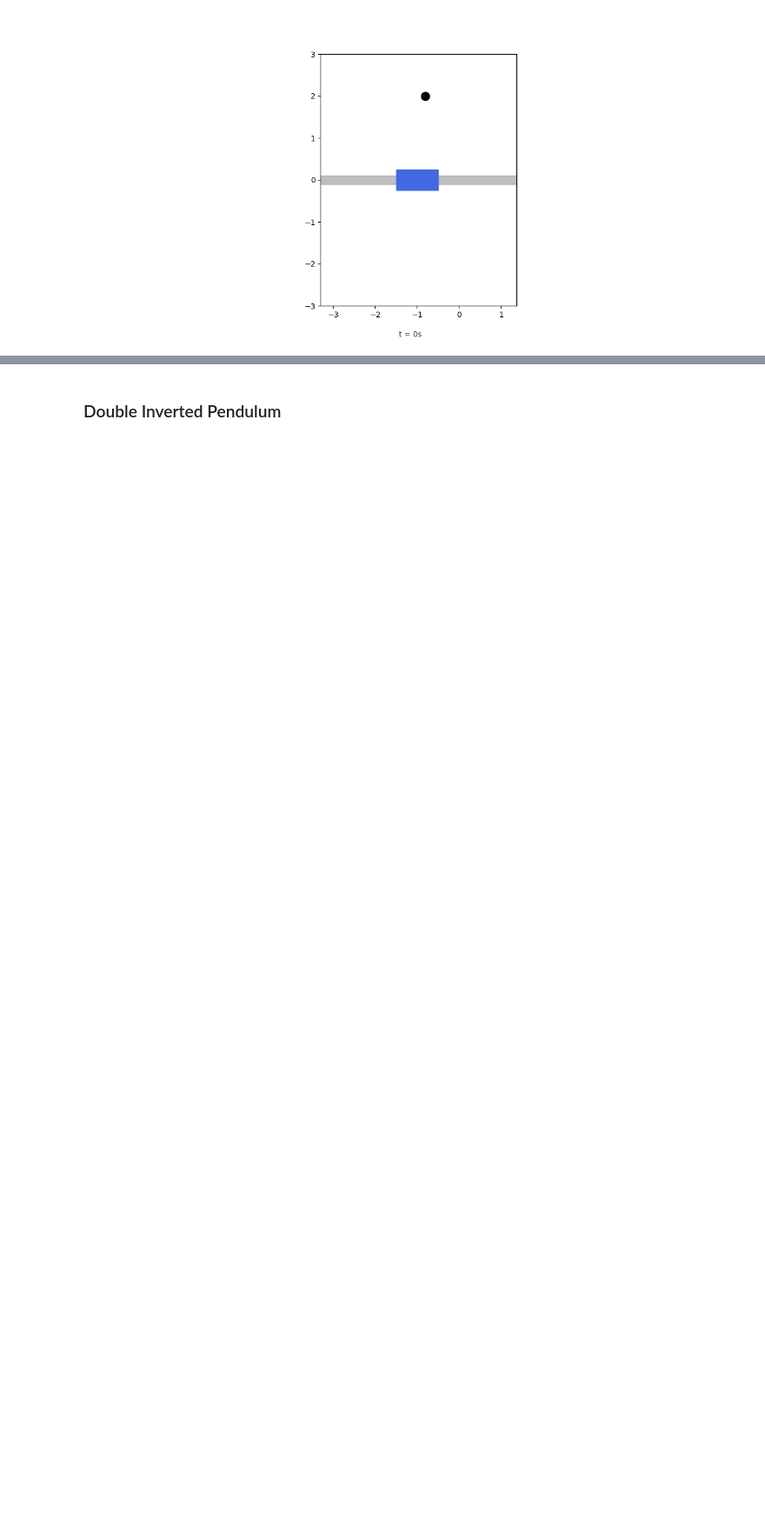
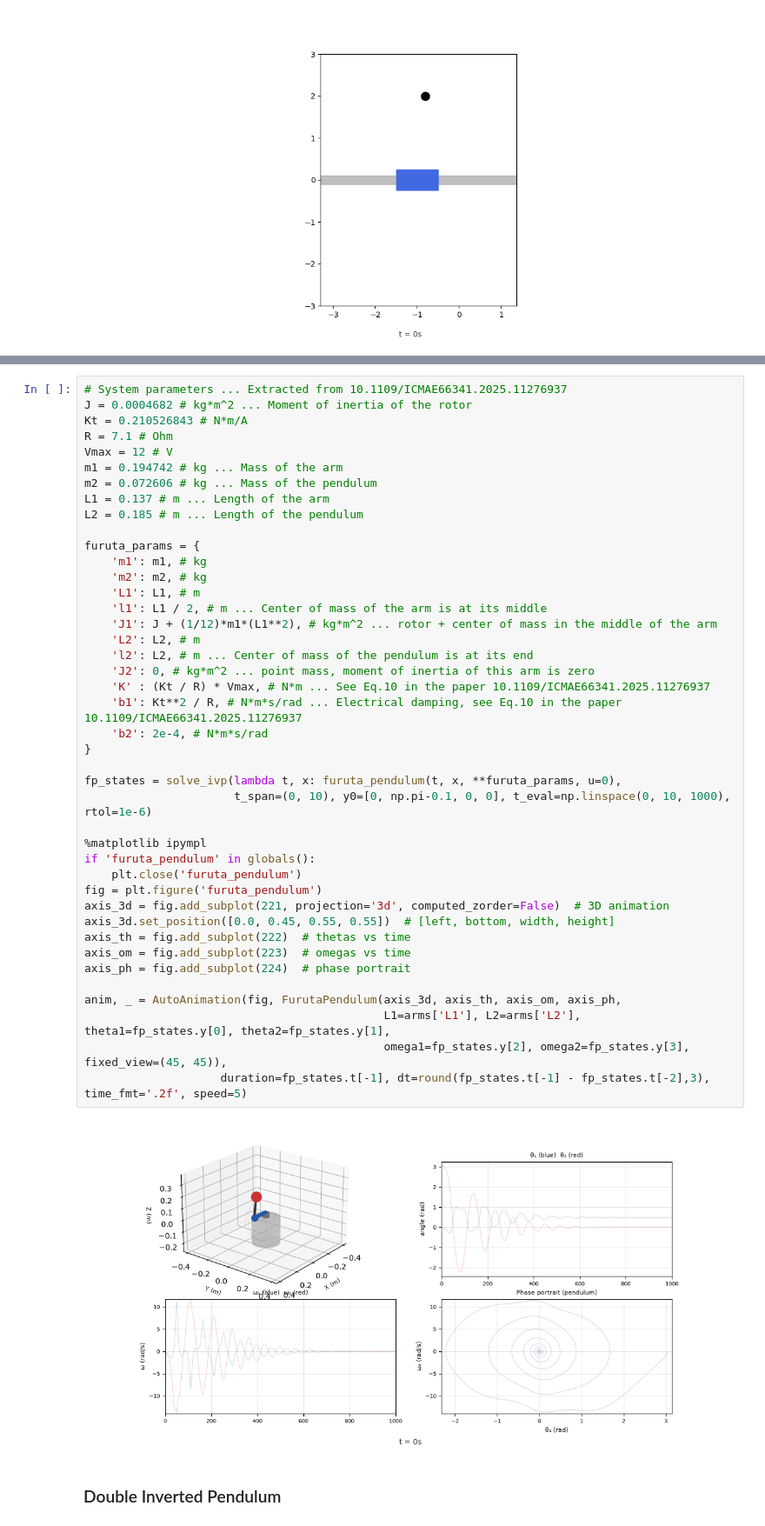
Before and after one commit to ggonzm/benchmark-systems, a Jupyter notebook: examples/simulations_animations.ipynb, the cells around one changed output, grey strips where cells are left out. Shown at 87% size. Cells and saved outputs as stored; diff of their text form; blank space fills up the shorter version.

```diff
--- a/examples/simulations_animations.ipynb
+++ b/examples/simulations_animations.ipynb
@@ -134,3 +102,47 @@ anim, _ = AutoAnimation(fig, FurutaPendulum(axis_3d, axis_th, axis_om, axis_ph,
+# %%
+# System parameters ... Extracted from 10.1109/ICMAE66341.2025.11276937
+J = 0.0004682 # kg*m^2 ... Moment of inertia of the rotor
+Kt = 0.210526843 # N*m/A
+R = 7.1 # Ohm
+Vmax = 12 # V
+m1 = 0.194742 # kg ... Mass of the arm
+m2 = 0.072606 # kg ... Mass of the pendulum
+L1 = 0.137 # m ... Length of the arm
+L2 = 0.185 # m ... Length of the pendulum
+
+furuta_params = {
+    'm1': m1, # kg
+    'm2': m2, # kg
+    'L1': L1, # m
+    'l1': L1 / 2, # m ... Center of mass of the arm is at its middle
+    'J1': J + (1/12)*m1*(L1**2), # kg*m^2 ... rotor + center of mass in the middle of the arm
+    'L2': L2, # m
+    'l2': L2, # m ... Center of mass of the pendulum is at its end
+    'J2': 0, # kg*m^2 ... point mass, moment of inertia of this arm is zero
+    'K' : (Kt / R) * Vmax, # N*m ... See Eq.10 in the paper 10.1109/ICMAE66341.2025.11276937
+    'b1': Kt**2 / R, # N*m*s/rad ... Electrical damping, see Eq.10 in the paper 10.1109/ICMAE66341.2025.11276937
+    'b2': 2e-4, # N*m*s/rad
+}
+
+fp_states = solve_ivp(lambda t, x: furuta_pendulum(t, x, **furuta_params, u=0),
+                      t_span=(0, 10), y0=[0, np.pi-0.1, 0, 0], t_eval=np.linspace(0, 10, 1000), rtol=1e-6)
+
+%matplotlib ipympl
+if 'furuta_pendulum' in globals():
+    plt.close('furuta_pendulum')
+fig = plt.figure('furuta_pendulum')
+axis_3d = fig.add_subplot(221, projection='3d', computed_zorder=False)  # 3D animation
+axis_3d.set_position([0.0, 0.45, 0.55, 0.55])  # [left, bottom, width, height]
+axis_th = fig.add_subplot(222)  # thetas vs time
+axis_om = fig.add_subplot(223)  # omegas vs time
+axis_ph = fig.add_subplot(224)  # phase portrait
+
+anim, _ = AutoAnimation(fig, FurutaPendulum(axis_3d, axis_th, axis_om, axis_ph,
+                                            L1=arms['L1'], L2=arms['L2'], theta1=fp_states.y[0], theta2=fp_states.y[1],
+                                            omega1=fp_states.y[2], omega2=fp_states.y[3], fixed_view=(45, 45)),
+                    duration=fp_states.t[-1], dt=round(fp_states.t[-1] - fp_states.t[-2],3), time_fmt='.2f', speed=5)
+# %% [output]
+[figure, added]
 # %% [markdown]
 ### Double Inverted Pendulum
 # %% [markdown]
```
Also changed, not shown: parts of 1 cell of this notebook, 6 other files.
